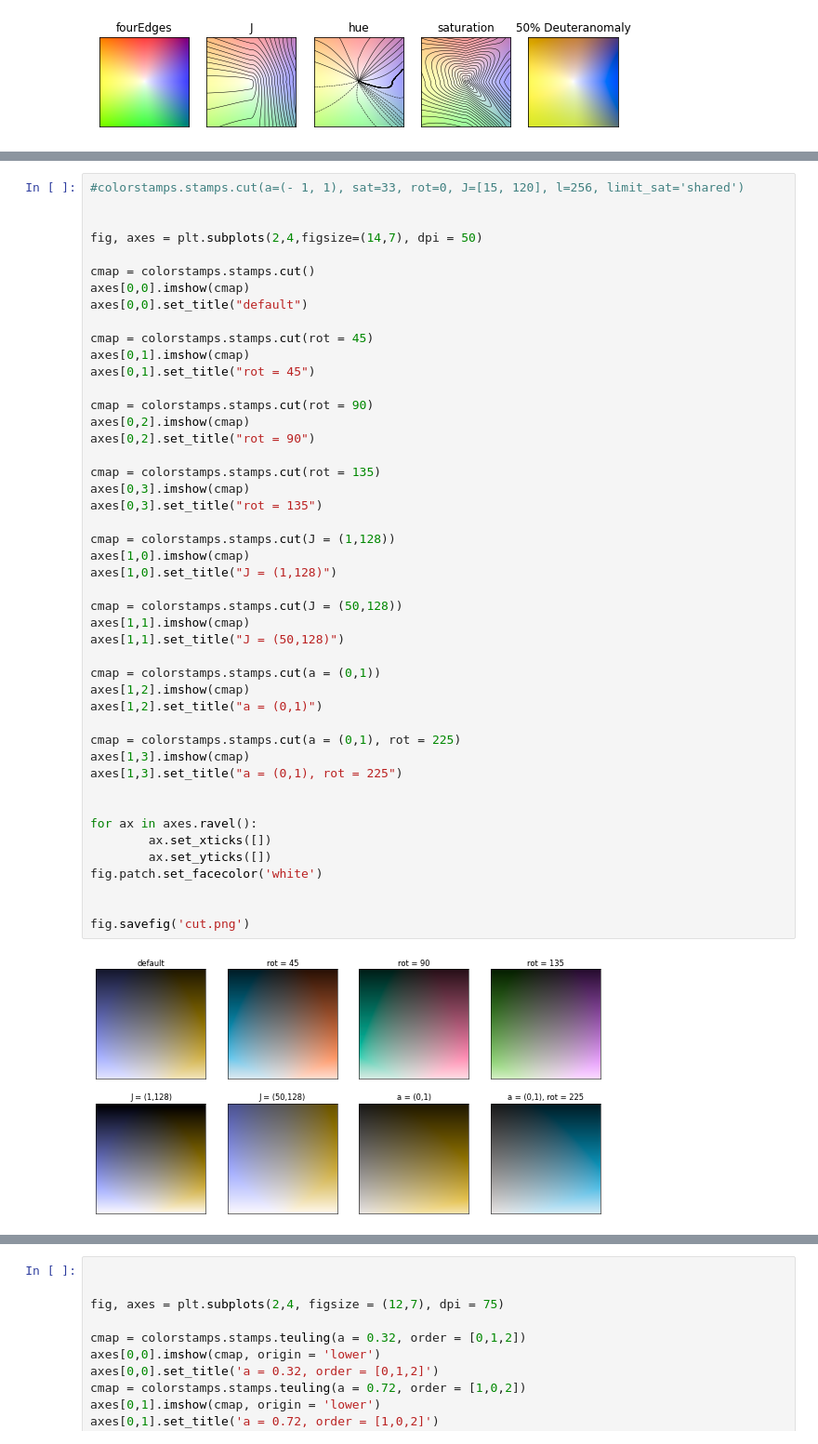
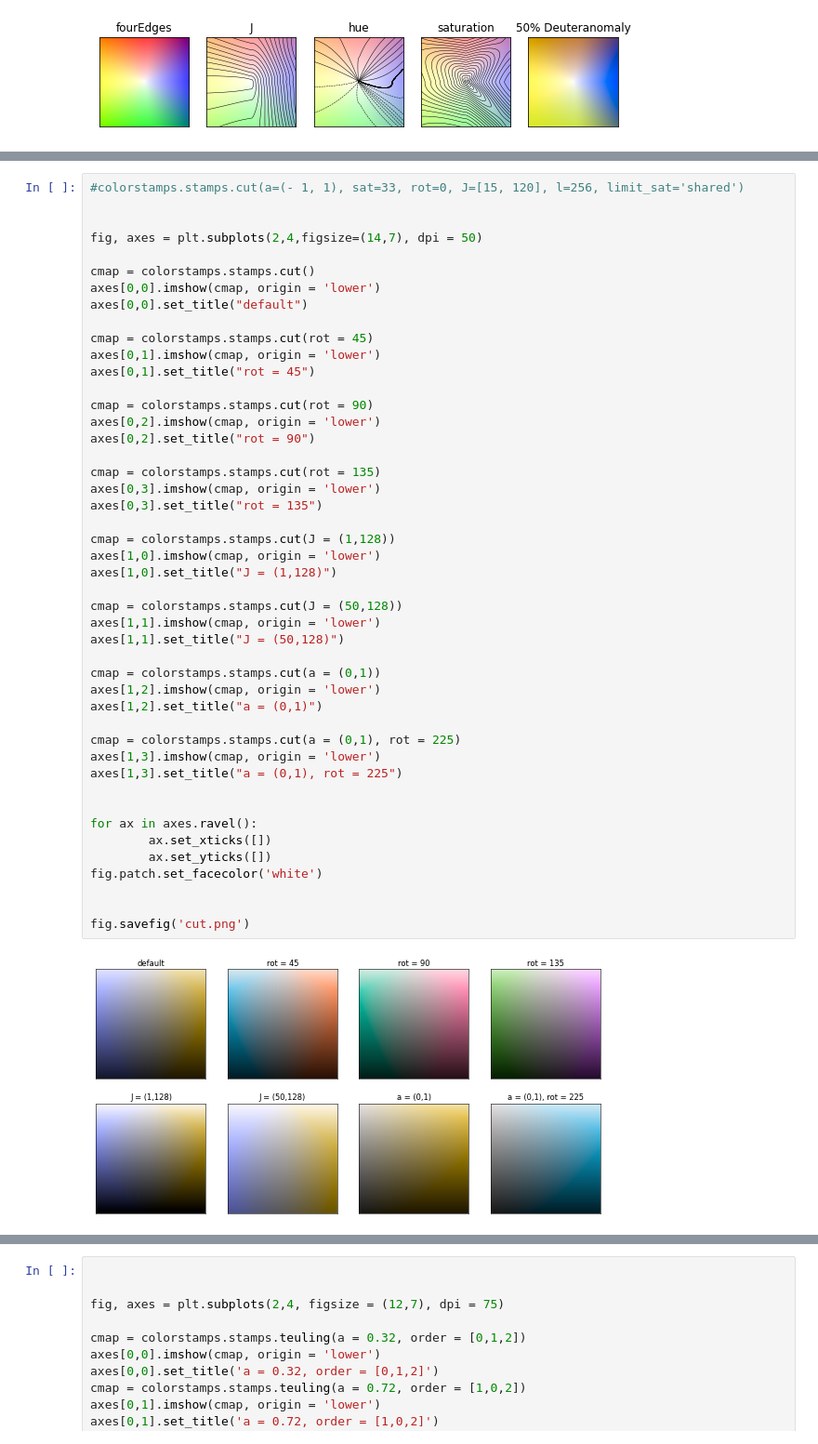
Before and after one commit to trygvrad/colorstamps, a Jupyter notebook: examples/colorstamps_examples.ipynb, the cells around one changed output, grey strips where cells are left out. Shown at 93% size. Drawn from its saved outputs; the diff is of its cells as text.

```diff
--- a/examples/colorstamps_examples.ipynb
+++ b/examples/colorstamps_examples.ipynb
@@ -279,47 +278,47 @@ fig.savefig('barrel.png')
 fig, axes = plt.subplots(2,4,figsize=(14,7), dpi = 50)
 
 cmap = colorstamps.stamps.cut()
-axes[0,0].imshow(cmap)
+axes[0,0].imshow(cmap, origin = 'lower')
 axes[0,0].set_title("default")
 
 cmap = colorstamps.stamps.cut(rot = 45)
-axes[0,1].imshow(cmap)
+axes[0,1].imshow(cmap, origin = 'lower')
 axes[0,1].set_title("rot = 45")
 
 cmap = colorstamps.stamps.cut(rot = 90)
-axes[0,2].imshow(cmap)
+axes[0,2].imshow(cmap, origin = 'lower')
 axes[0,2].set_title("rot = 90")
 
 cmap = colorstamps.stamps.cut(rot = 135)
-axes[0,3].imshow(cmap)
+axes[0,3].imshow(cmap, origin = 'lower')
 axes[0,3].set_title("rot = 135")
 
 cmap = colorstamps.stamps.cut(J = (1,128))
-axes[1,0].imshow(cmap)
+axes[1,0].imshow(cmap, origin = 'lower')
 axes[1,0].set_title("J = (1,128)")
 
 cmap = colorstamps.stamps.cut(J = (50,128))
-axes[1,1].imshow(cmap)
+axes[1,1].imshow(cmap, origin = 'lower')
 axes[1,1].set_title("J = (50,128)")
 
 cmap = colorstamps.stamps.cut(a = (0,1))
-axes[1,2].imshow(cmap)
+axes[1,2].imshow(cmap, origin = 'lower')
 axes[1,2].set_title("a = (0,1)")
 
 cmap = colorstamps.stamps.cut(a = (0,1), rot = 225)
-axes[1,3].imshow(cmap)
+axes[1,3].imshow(cmap, origin = 'lower')
 axes[1,3].set_title("a = (0,1), rot = 225")
 
 
 for ax in axes.ravel():
         ax.set_xticks([])
         ax.set_yticks([])
 fig.patch.set_facecolor('white')
 
 
 fig.savefig('cut.png')
 # %% [output]
-[figure, old version]
+[figure, new version]
 # %%
 n = int(np.sqrt(len(colorstamps.stamps.mpl_cmaps)))+1
 fig, axes = plt.subplots(n,n, figsize = (20,24))
```
Also changed, not shown: parts of 7 cells of this notebook, 26 other files.
